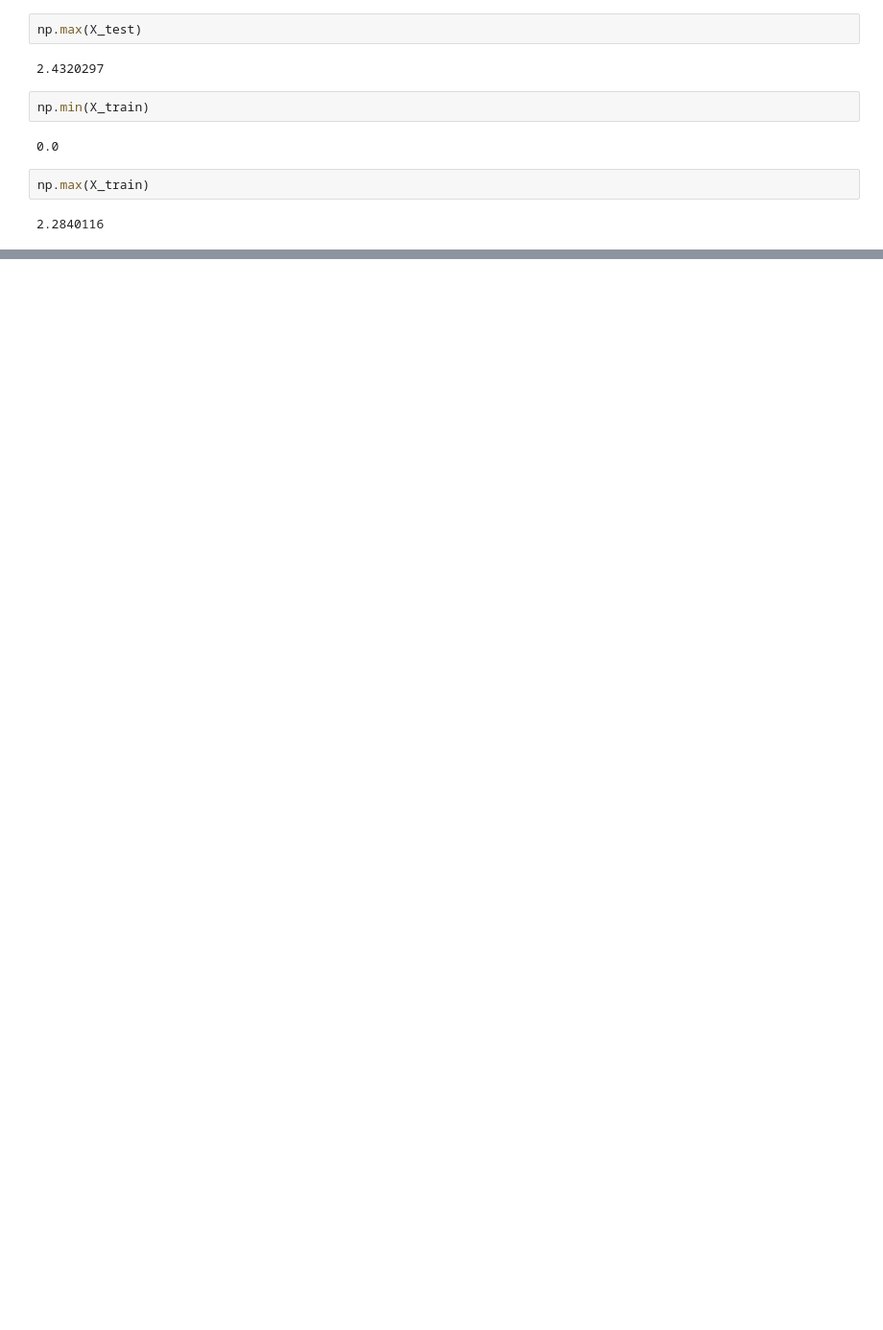
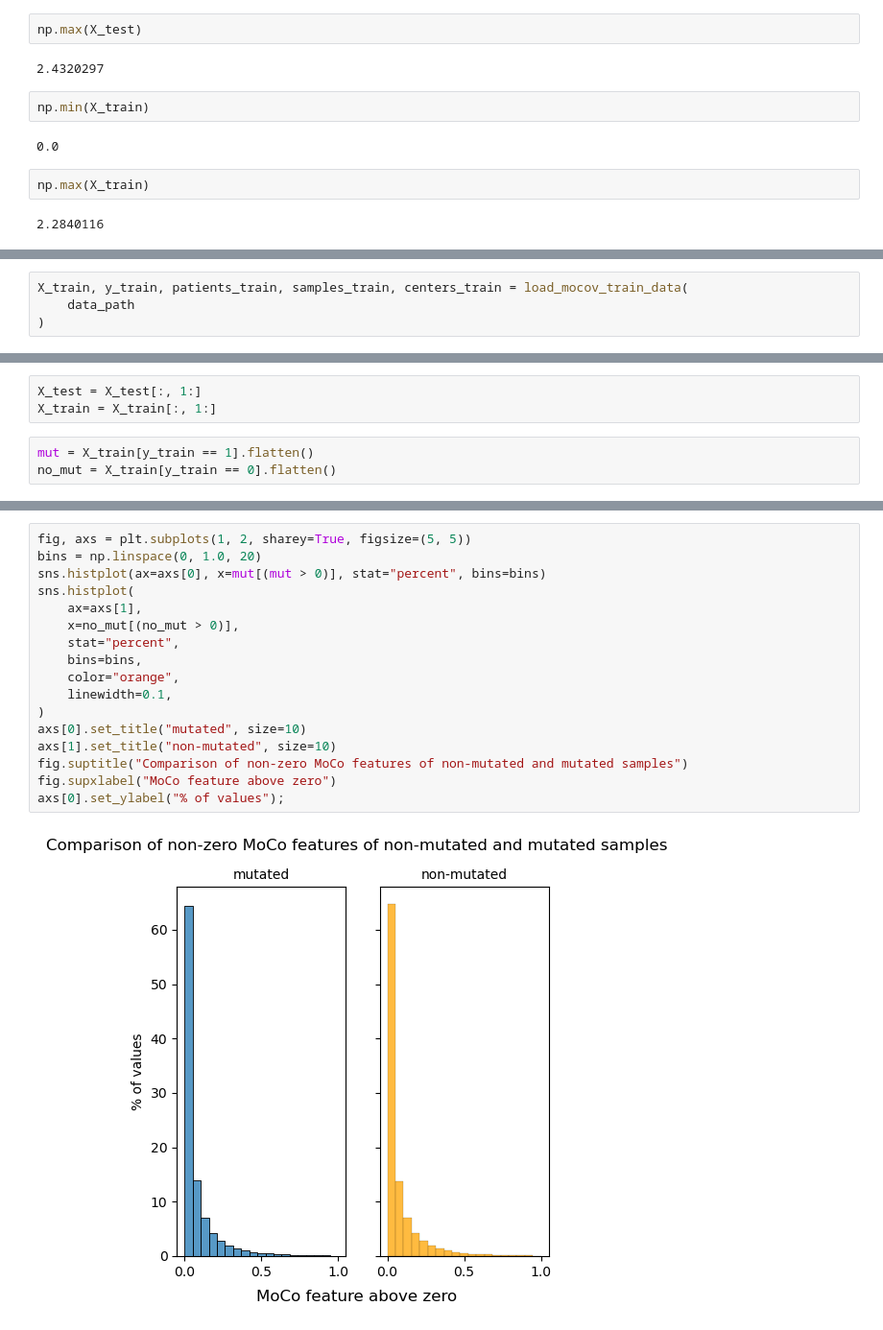
Before and after one commit to stlbnmaria/enschallenge2023, a Jupyter notebook: exploring_data/eda_analysis.ipynb, the cells around one changed output, grey strips where cells are left out. Shown at 96% size. Saved outputs shown, nothing was run; the diff lists cells and outputs as text; blank space fills up the shorter version.

```diff
--- a/exploring_data/eda_analysis.ipynb
+++ b/exploring_data/eda_analysis.ipynb
@@ -400,0 +543,4 @@ plt.title("Histogram of MoCo Features' Values for Train");
+# %%
+X_train, y_train, patients_train, samples_train, centers_train = load_mocov_train_data(
+    data_path
+)
@@ -400,0 +562,6 @@ plt.title("Histogram of MoCo Features' Values for Train");
+# %%
+X_test = X_test[:, 1:]
+X_train = X_train[:, 1:]
+# %%
+mut = X_train[y_train == 1].flatten()
+no_mut = X_train[y_train == 0].flatten()
@@ -400,0 +576,19 @@ plt.title("Histogram of MoCo Features' Values for Train");
+# %%
+fig, axs = plt.subplots(1, 2, sharey=True, figsize=(5, 5))
+bins = np.linspace(0, 1.0, 20)
+sns.histplot(ax=axs[0], x=mut[(mut > 0)], stat="percent", bins=bins)
+sns.histplot(
+    ax=axs[1],
+    x=no_mut[(no_mut > 0)],
+    stat="percent",
+    bins=bins,
+    color="orange",
+    linewidth=0.1,
+)
+axs[0].set_title("mutated", size=10)
+axs[1].set_title("non-mutated", size=10)
+fig.suptitle("Comparison of non-zero MoCo features of non-mutated and mutated samples")
+fig.supxlabel("MoCo feature above zero")
+axs[0].set_ylabel("% of values");
+# %% [output]
+[figure, added]
```
Also changed, not shown: parts of 27 cells of this notebook.
